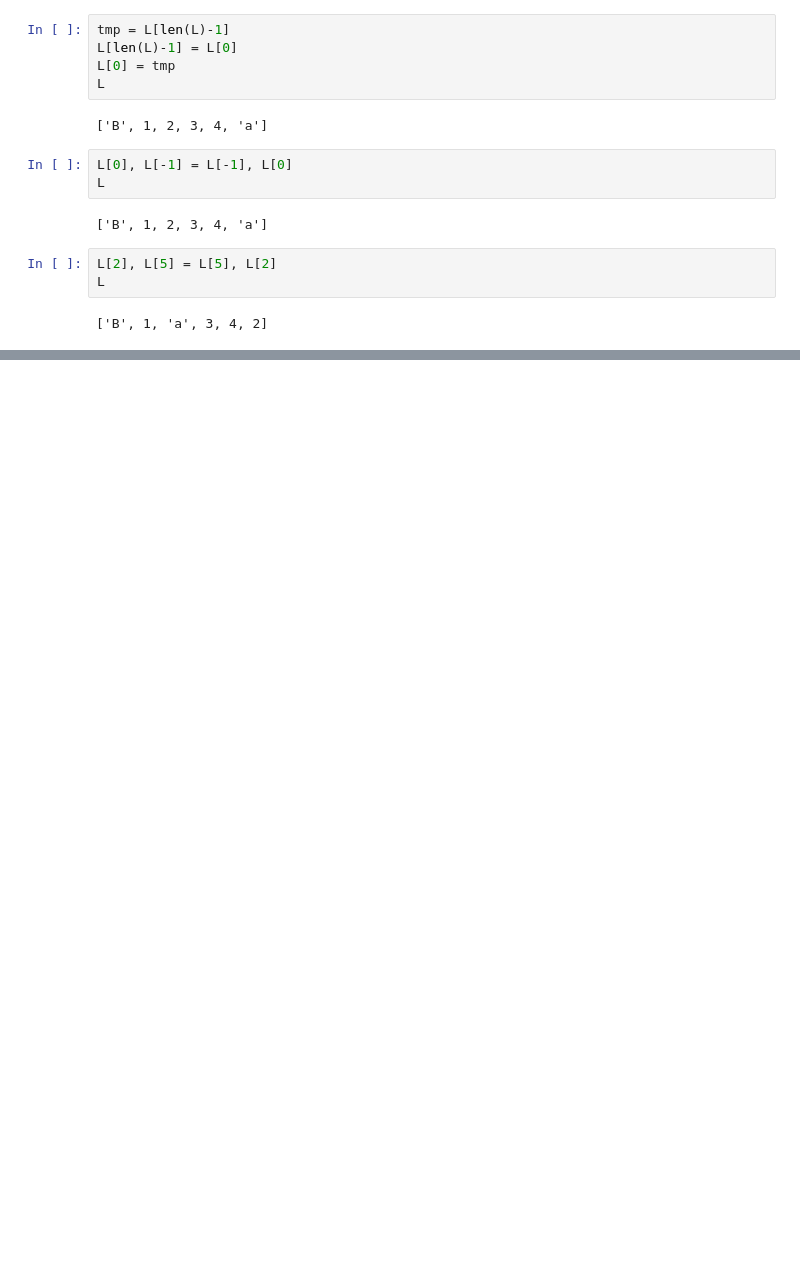
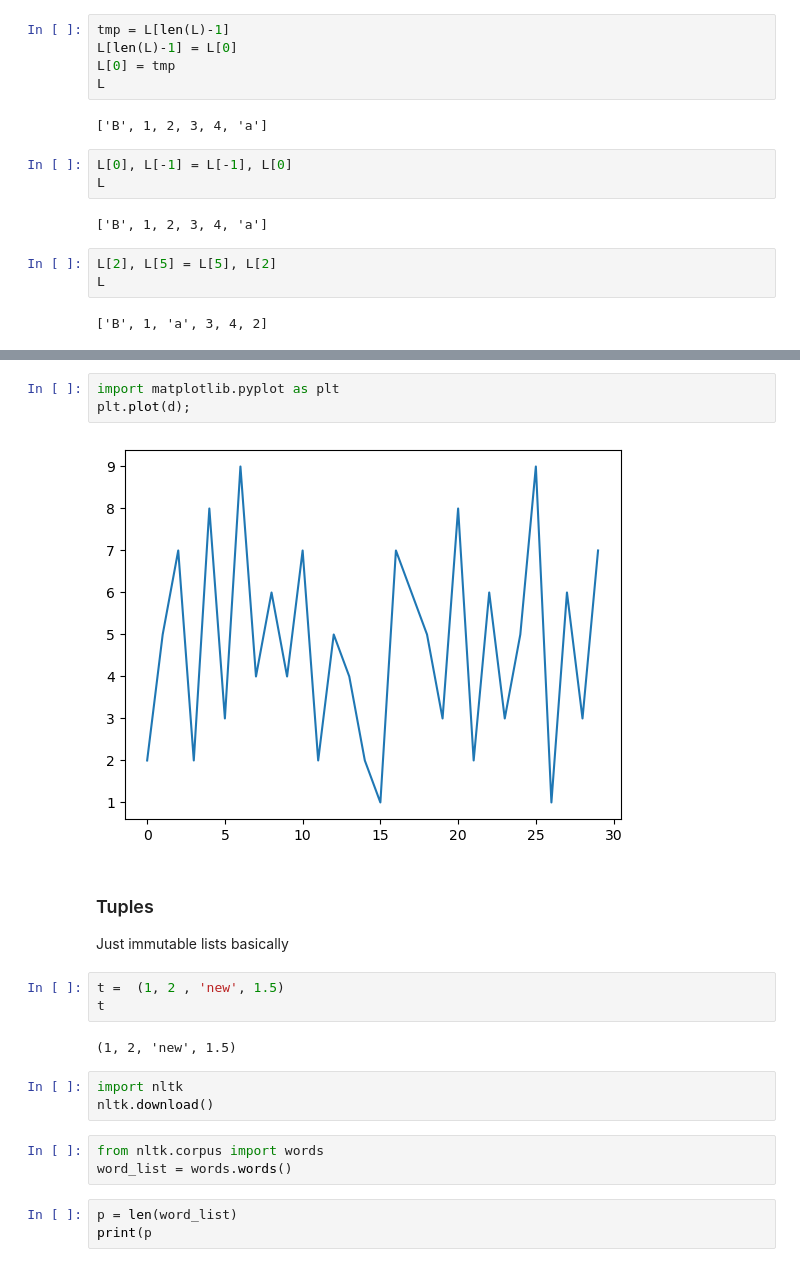
Before and after one commit to Rhys18751996/MathProgrammingJupyter, a Jupyter notebook: Week2.ipynb, the cells around one changed output, grey strips where cells are left out. Cells and saved outputs as stored; diff of their text form; blank space fills up the shorter version.

```diff
--- a/Week2.ipynb
+++ b/Week2.ipynb
@@ -118,0 +165,22 @@ L
+# %%
+import matplotlib.pyplot as plt
+plt.plot(d);
+# %% [output]
+[figure, added]
+# %% [markdown]
+### Tuples
+Just immutable lists basically
+# %%
+t =  (1, 2 , 'new', 1.5)
+t
+# %% [output]
+(1, 2, 'new', 1.5)
+# %%
+import nltk
+nltk.download()
+# %%
+from nltk.corpus import words
+word_list = words.words()
+# %%
+p = len(word_list)
+print(p
```
Also changed, not shown: parts of 5 cells of this notebook, 2 other files.
